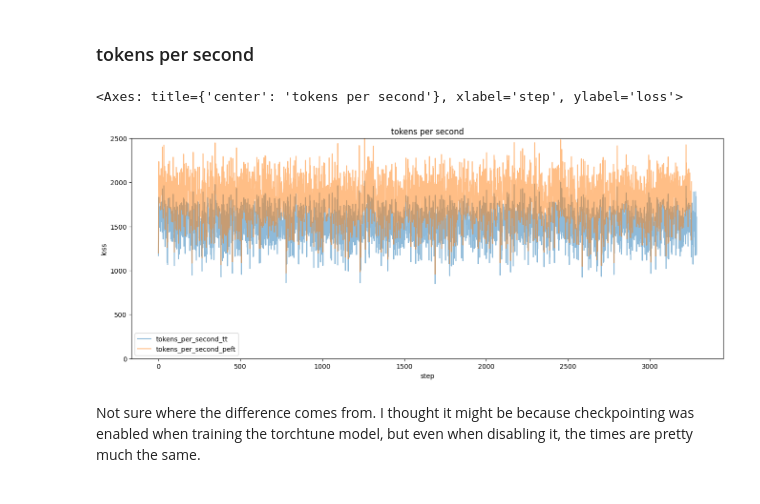
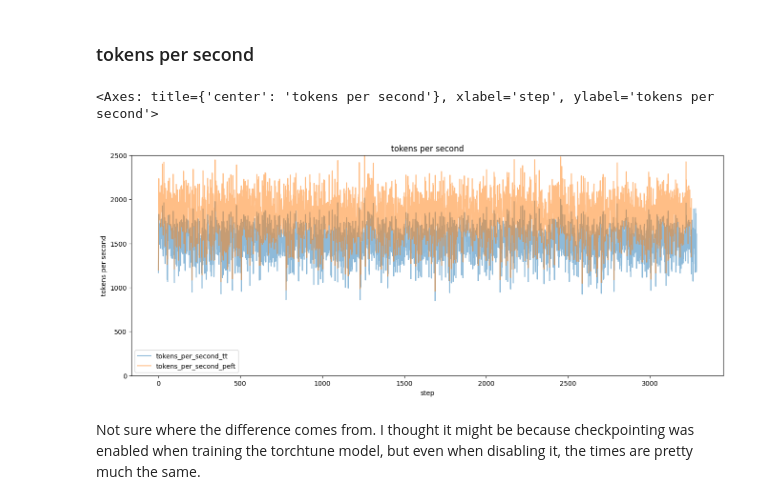
Before and after one commit to BenjaminBossan/peft-experiments, a Jupyter notebook: torchtune/llama3-lora-single-device/compare-logs.ipynb, the cells around one changed output. Drawn from its saved outputs; the diff is of its cells as text; code cells hidden in the pictures.

Commit message:
Fix some minor errors in notebook graphs

```diff
--- a/torchtune/llama3-lora-single-device/compare-logs.ipynb
+++ b/torchtune/llama3-lora-single-device/compare-logs.ipynb
@@ -89,11 +89,11 @@ df[["loss_tt", "loss_peft"]].rolling(50).mean().iloc[100:].plot(ax=axes[1], titl
 ### tokens per second
 # %%
 fig, ax = plt.subplots(figsize=(16, 6))
-kw = {"ylabel": "loss", "xlabel": "step", "ylim": [0, 2500]}
+kw = {"ylabel": "tokens per second", "xlabel": "step", "ylim": [0, 2500]}
 df[["tokens_per_second_tt", "tokens_per_second_peft"]].plot(ax=ax, alpha=0.5, title="tokens per second", **kw)
 # %% [output]
-<Axes: title={'center': 'tokens per second'}, xlabel='step', ylabel='loss'>
+<Axes: title={'center': 'tokens per second'}, xlabel='step', ylabel='tokens per second'>
-[figure, old version]
+[figure, new version]
 # %% [markdown]
 Not sure where the difference comes from. I thought it might be because checkpointing was enabled when training the torchtune model, but even when disabling it, the times are pretty much the same.
 # %% [markdown]
```
Also changed, not shown: parts of 2 cells of this notebook, 2 other files.
